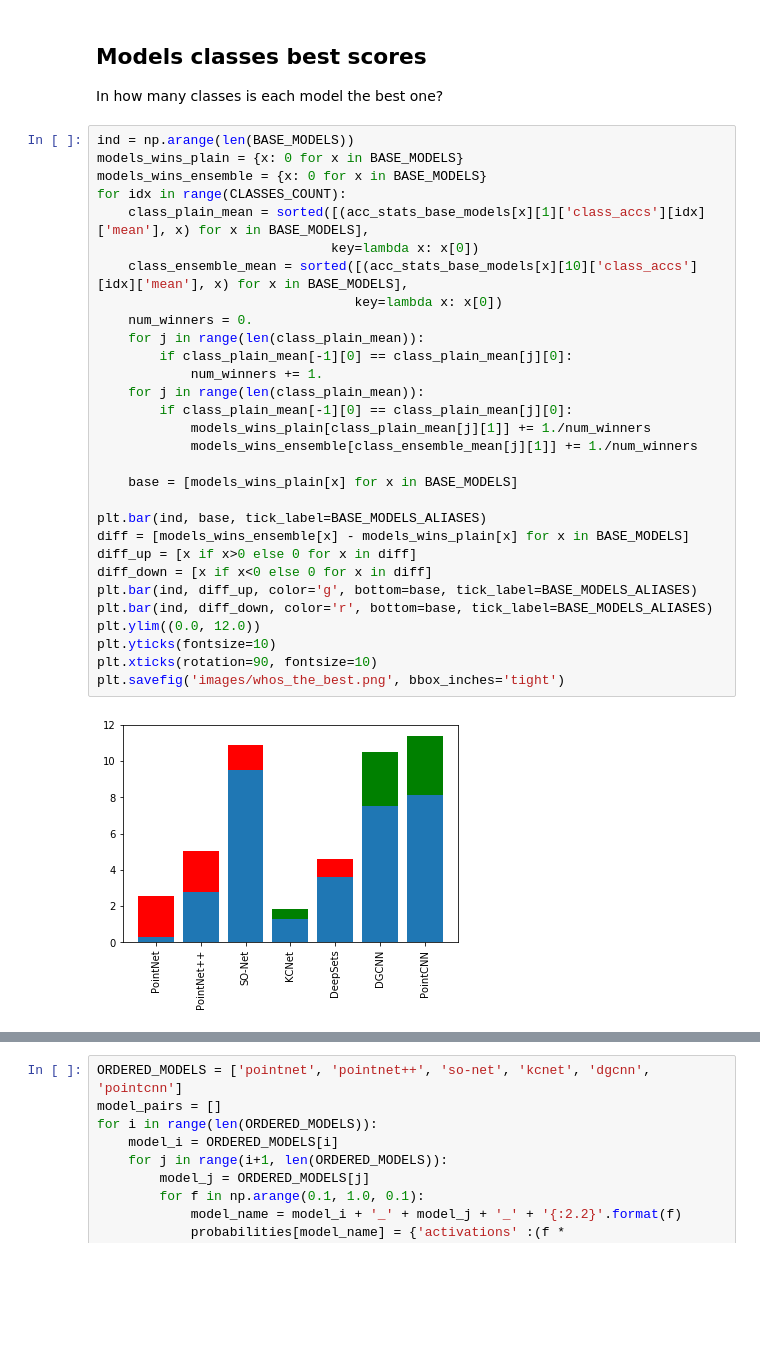
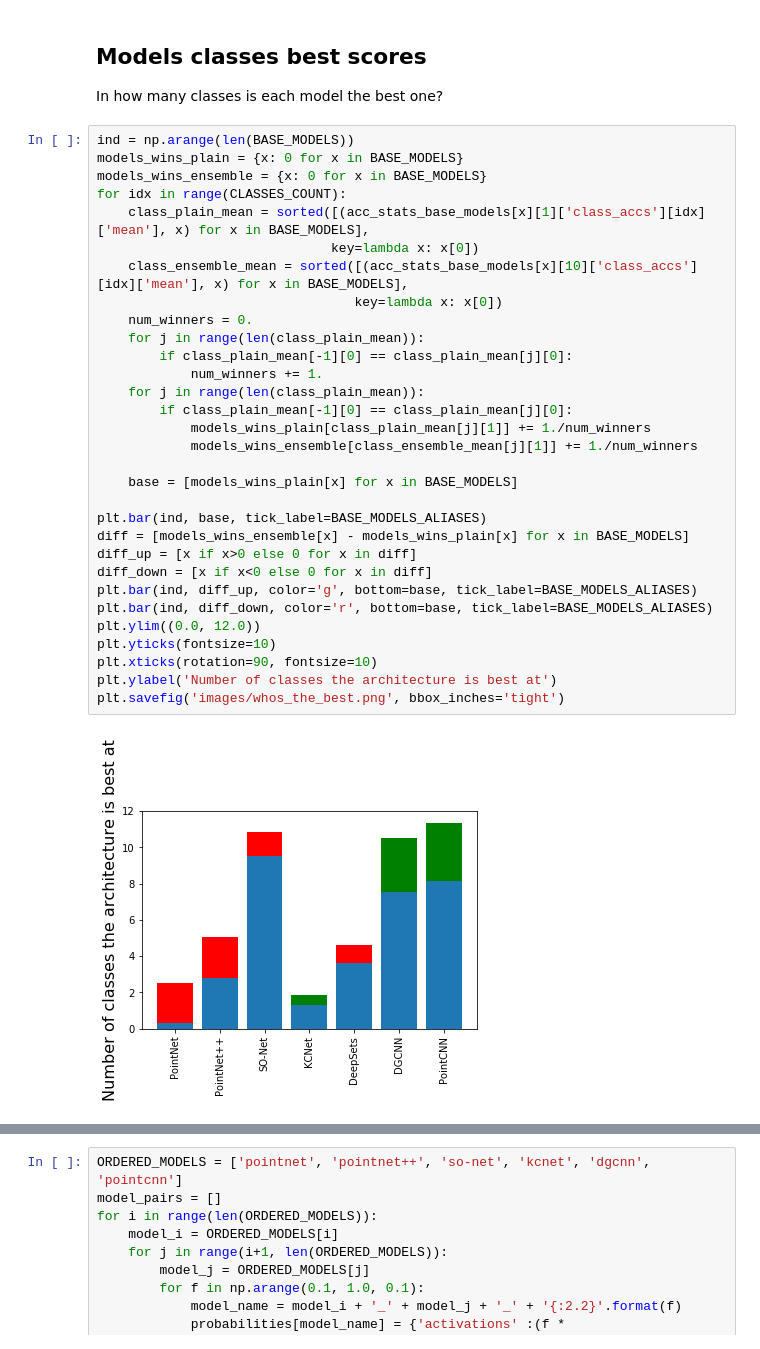
Before and after one commit to dkoguciuk/ensemble_learning_for_point_clouds, a Jupyter notebook: analysis.ipynb, the cells around one changed output, grey strips where cells are left out. Drawn from its saved outputs; the diff is of its cells as text; blank space fills up the shorter version.

```diff
--- a/analysis.ipynb
+++ b/analysis.ipynb
@@ -553,32 +569,33 @@ In how many classes is each model the best one?
 ind = np.arange(len(BASE_MODELS))
 models_wins_plain = {x: 0 for x in BASE_MODELS}
 models_wins_ensemble = {x: 0 for x in BASE_MODELS}
 for idx in range(CLASSES_COUNT):
     class_plain_mean = sorted([(acc_stats_base_models[x][1]['class_accs'][idx]['mean'], x) for x in BASE_MODELS],
                               key=lambda x: x[0])
     class_ensemble_mean = sorted([(acc_stats_base_models[x][10]['class_accs'][idx]['mean'], x) for x in BASE_MODELS],
                                  key=lambda x: x[0])
     num_winners = 0.
     for j in range(len(class_plain_mean)):
         if class_plain_mean[-1][0] == class_plain_mean[j][0]:
             num_winners += 1.
     for j in range(len(class_plain_mean)):
         if class_plain_mean[-1][0] == class_plain_mean[j][0]:
             models_wins_plain[class_plain_mean[j][1]] += 1./num_winners
             models_wins_ensemble[class_ensemble_mean[j][1]] += 1./num_winners
 
     base = [models_wins_plain[x] for x in BASE_MODELS]
 
 plt.bar(ind, base, tick_label=BASE_MODELS_ALIASES)
 diff = [models_wins_ensemble[x] - models_wins_plain[x] for x in BASE_MODELS]
 diff_up = [x if x>0 else 0 for x in diff]
 diff_down = [x if x<0 else 0 for x in diff]
 plt.bar(ind, diff_up, color='g', bottom=base, tick_label=BASE_MODELS_ALIASES)
 plt.bar(ind, diff_down, color='r', bottom=base, tick_label=BASE_MODELS_ALIASES)
 plt.ylim((0.0, 12.0))
 plt.yticks(fontsize=10)
 plt.xticks(rotation=90, fontsize=10)
+plt.ylabel('Number of classes the architecture is best at')
 plt.savefig('images/whos_the_best.png', bbox_inches='tight')
 # %% [output]
-[figure, old version]
+[figure, new version]
 # %%
```
Also changed, not shown: parts of 9 cells of this notebook, 7 other files.
